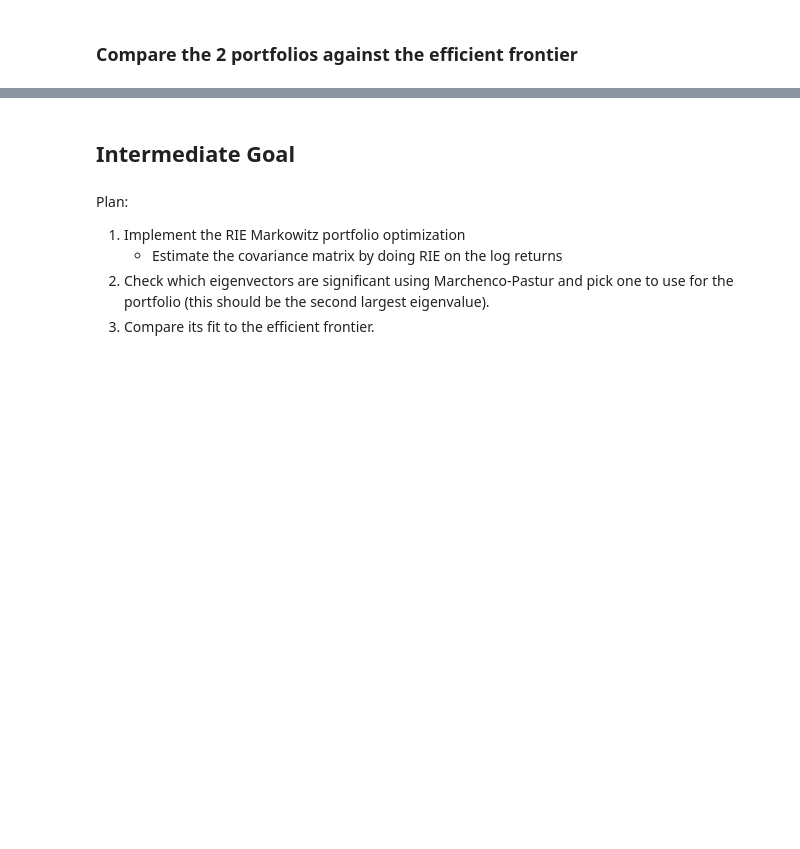
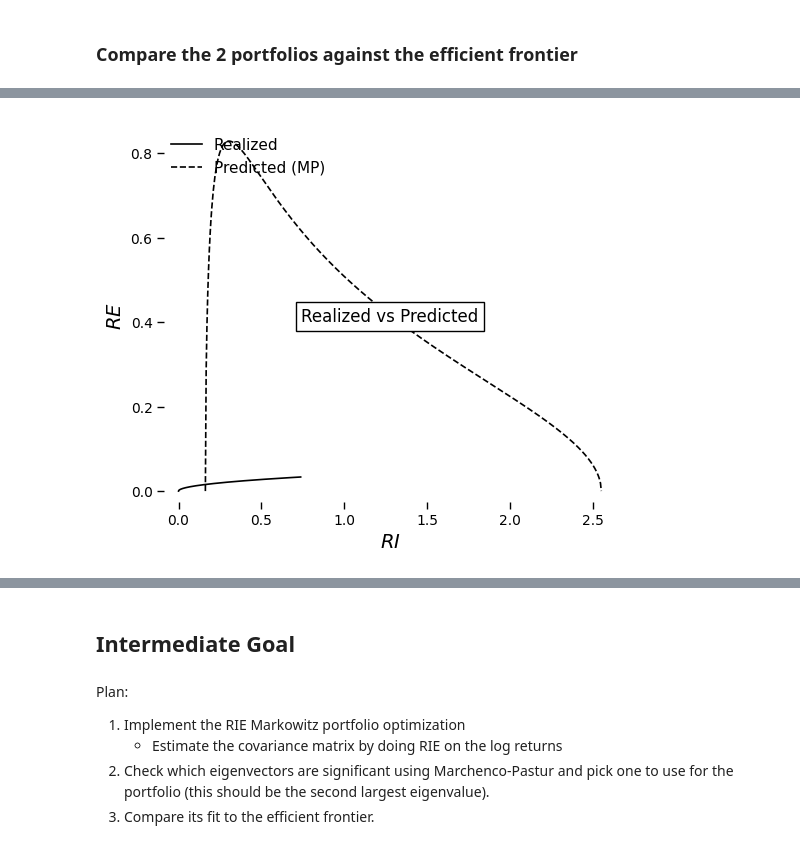
Before and after one commit to donnafaithhh/Fama-Markowitz-Mini-Project, a Jupyter notebook: mini project.ipynb, the cells around one changed output, grey strips where cells are left out. Saved outputs shown, nothing was run; the diff lists cells and outputs as text; code cells hidden in the pictures; blank space fills up the shorter version.

```diff
--- a/mini project.ipynb
+++ b/mini project.ipynb
@@ -314,0 +533,8 @@ closing_df.head()
+# %%
+year = '2022'
+plot_predicted_vs_realized(
+    log_pc1(log_df.loc[year]), get_correl(log_df.loc[year]),
+    L = log_df.loc[year].shape[0]
+)
+# %% [output]
+[figure, added]
```
Also changed, not shown: parts of 27 cells of this notebook.
